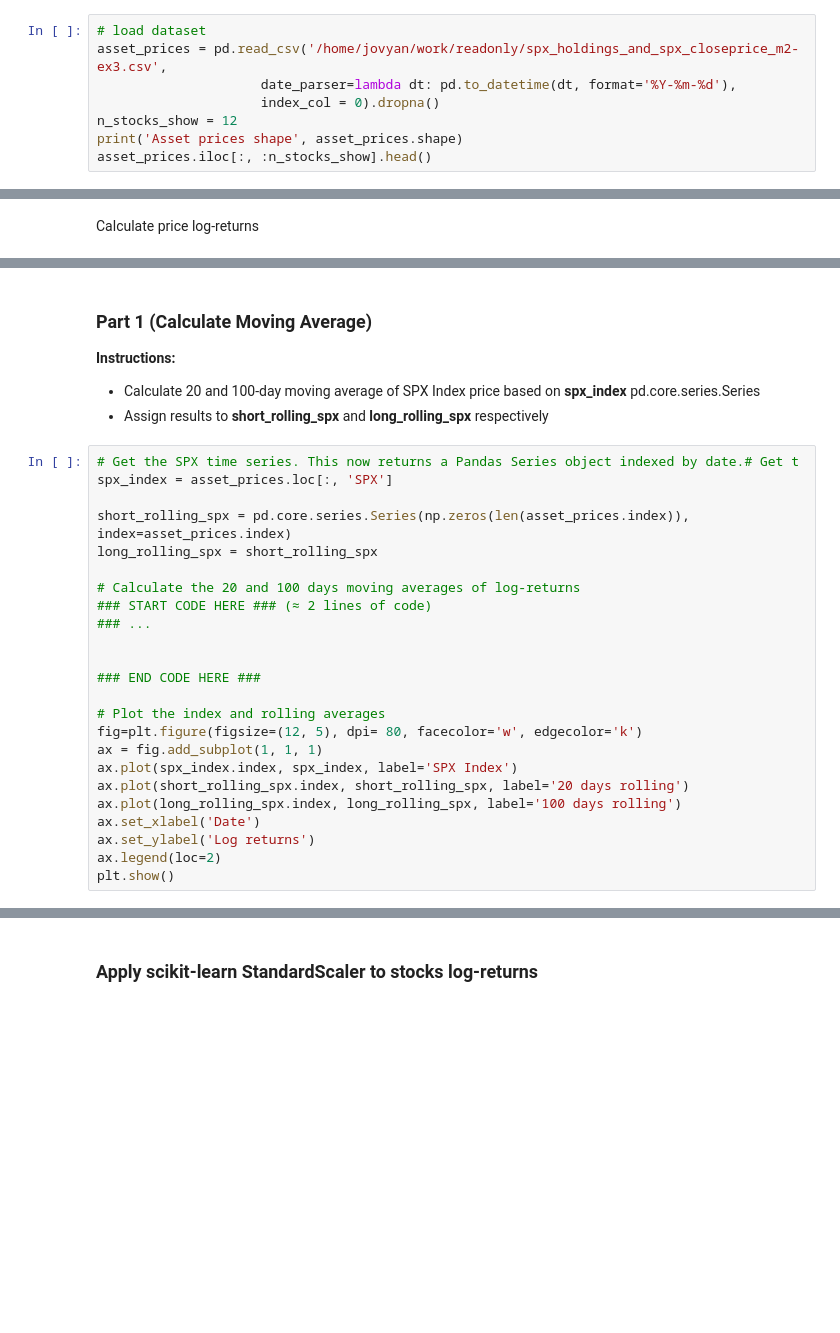
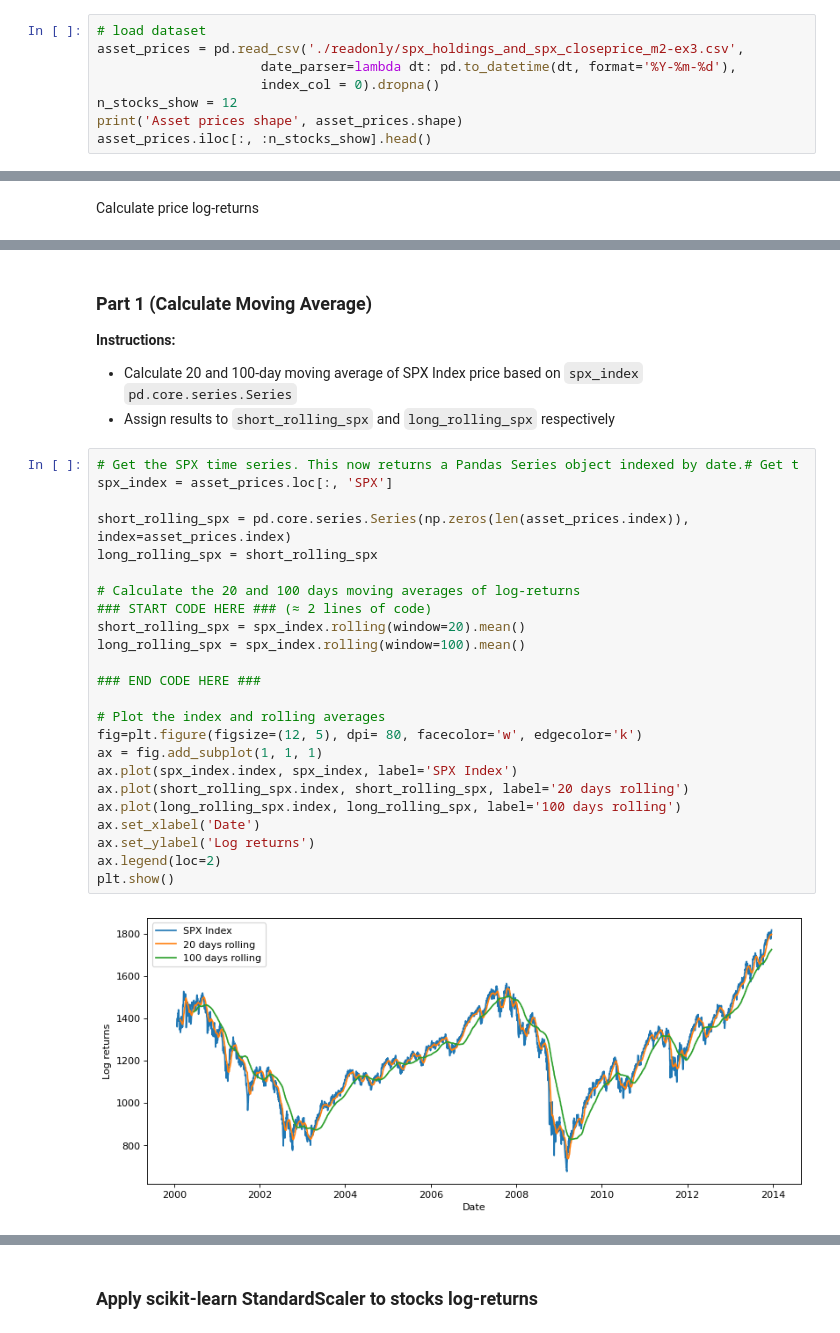
Before and after one commit to MarcosSalib/Cocktail_MOOC, a Jupyter notebook: Finance/ML & RL in Finance - NYU/2. Unsupervised ML in Finance/3_DJI_tSNE_m2_ex4_corrected.ipynb, the cells around one changed output, grey strips where cells are left out. Cells and saved outputs as stored; diff of their text form; blank space fills up the shorter version.

```diff
--- a/Finance/ML & RL in Finance - NYU/2. Unsupervised ML in Finance/3_DJI_tSNE_m2_ex4_corrected.ipynb
+++ b/Finance/ML & RL in Finance - NYU/2. Unsupervised ML in Finance/3_DJI_tSNE_m2_ex4_corrected.ipynb
@@ -70,7 +70,7 @@ def check_for_nulls(df):
     print('New shape of df: ', df.shape)
 # %%
 # load dataset
-asset_prices = pd.read_csv('/home/jovyan/work/readonly/spx_holdings_and_spx_closeprice_m2-ex3.csv',
+asset_prices = pd.read_csv('./readonly/spx_holdings_and_spx_closeprice_m2-ex3.csv',
                      date_parser=lambda dt: pd.to_datetime(dt, format='%Y-%m-%d'),
                      index_col = 0).dropna()
 n_stocks_show = 12
@@ -91,32 +116,34 @@ asset_returns.iloc[:, :n_stocks_show].head()
 ### Part 1 (Calculate Moving Average)
 **Instructions:**
 
-- Calculate 20 and 100-day moving average of SPX Index price based on **spx_index** pd.core.series.Series
-- Assign results to **short_rolling_spx** and **long_rolling_spx** respectively
+- Calculate 20 and 100-day moving average of SPX Index price based on `spx_index` `pd.core.series.Series`
+- Assign results to `short_rolling_spx` and `long_rolling_spx` respectively
 # %%
 # Get the SPX time series. This now returns a Pandas Series object indexed by date.# Get t
 spx_index = asset_prices.loc[:, 'SPX']
 
 short_rolling_spx = pd.core.series.Series(np.zeros(len(asset_prices.index)), index=asset_prices.index)
 long_rolling_spx = short_rolling_spx
 
 # Calculate the 20 and 100 days moving averages of log-returns
 ### START CODE HERE ### (≈ 2 lines of code)
-### ...
-
+short_rolling_spx = spx_index.rolling(window=20).mean()
+long_rolling_spx = spx_index.rolling(window=100).mean()
 
 ### END CODE HERE ###
 
 # Plot the index and rolling averages
 fig=plt.figure(figsize=(12, 5), dpi= 80, facecolor='w', edgecolor='k')
 ax = fig.add_subplot(1, 1, 1)
 ax.plot(spx_index.index, spx_index, label='SPX Index')
 ax.plot(short_rolling_spx.index, short_rolling_spx, label='20 days rolling')
 ax.plot(long_rolling_spx.index, long_rolling_spx, label='100 days rolling')
 ax.set_xlabel('Date')
 ax.set_ylabel('Log returns')
 ax.legend(loc=2)
 plt.show()
+# %% [output]
+[figure, added]
 # %%
 ### GRADED PART (DO NOT EDIT) ###
 np.random.seed(42)
```
Also changed, not shown: parts of 26 cells of this notebook.
